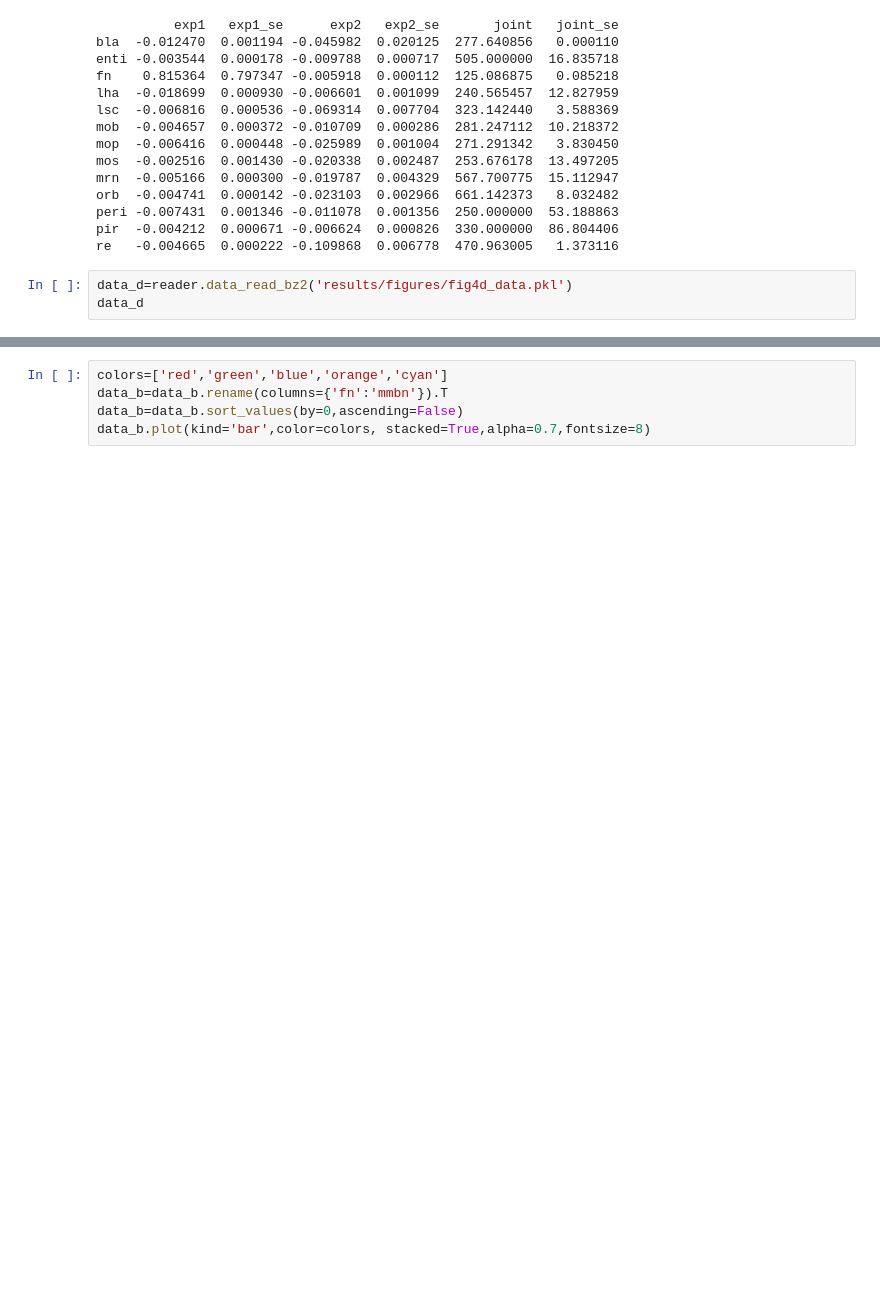
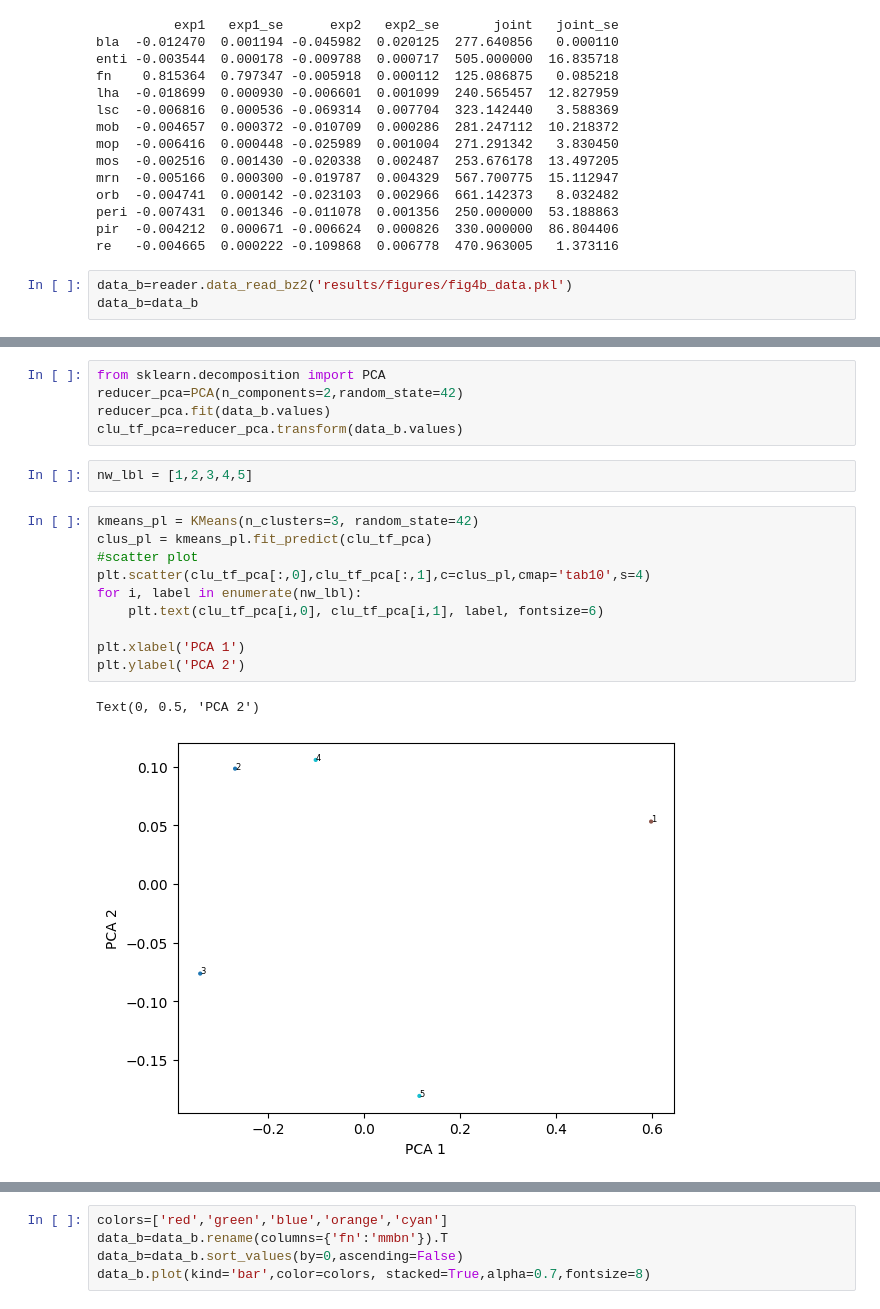
Before and after one commit to csndl-iitd/srg-tes-epilepsy-models, a Jupyter notebook: analysis/notebooks/Analyse Fit Fpt St Error.ipynb, the cells around one changed output, grey strips where cells are left out. Cells and saved outputs as stored; diff of their text form; blank space fills up the shorter version.

```diff
--- a/analysis/notebooks/Analyse Fit Fpt St Error.ipynb
+++ b/analysis/notebooks/Analyse Fit Fpt St Error.ipynb
@@ -1086,5 +1086,5 @@ peri -0.007431  0.001346 -0.011078  0.001356  250.000000  53.188863
 pir  -0.004212  0.000671 -0.006624  0.000826  330.000000  86.804406
 re   -0.004665  0.000222 -0.109868  0.006778  470.963005   1.373116
 # %%
-data_d=reader.data_read_bz2('results/figures/fig4d_data.pkl')
-data_d
+data_b=reader.data_read_bz2('results/figures/fig4b_data.pkl')
+data_b=data_b
@@ -1106,0 +1091,20 @@ data_d
+# %%
+from sklearn.decomposition import PCA
+reducer_pca=PCA(n_components=2,random_state=42)
+reducer_pca.fit(data_b.values)
+clu_tf_pca=reducer_pca.transform(data_b.values)
+# %%
+nw_lbl = [1,2,3,4,5]
+# %%
+kmeans_pl = KMeans(n_clusters=3, random_state=42)
+clus_pl = kmeans_pl.fit_predict(clu_tf_pca)
+#scatter plot
+plt.scatter(clu_tf_pca[:,0],clu_tf_pca[:,1],c=clus_pl,cmap='tab10',s=4)
+for i, label in enumerate(nw_lbl):
+    plt.text(clu_tf_pca[i,0], clu_tf_pca[i,1], label, fontsize=6)
+
+plt.xlabel('PCA 1')
+plt.ylabel('PCA 2')
+# %% [output]
+Text(0, 0.5, 'PCA 2')
+[figure, added]
```
Also changed, not shown: parts of 3 cells of this notebook, 1 other file.
